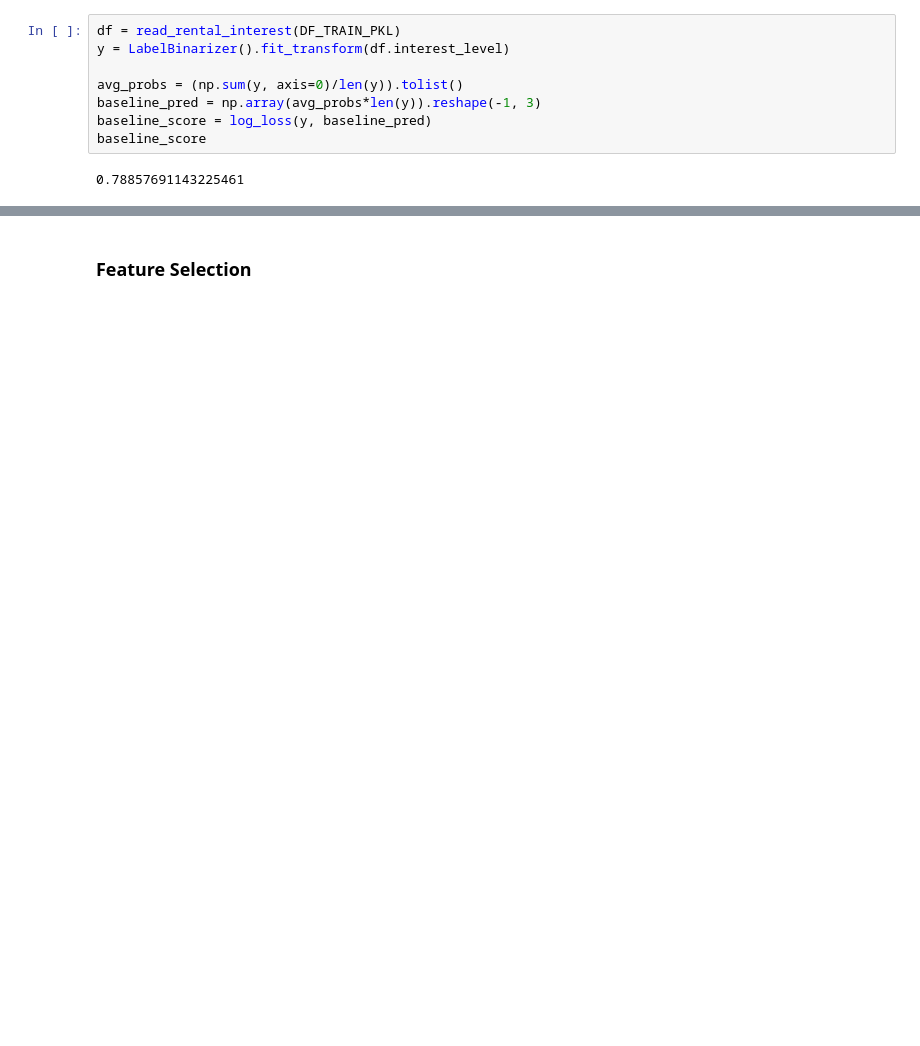
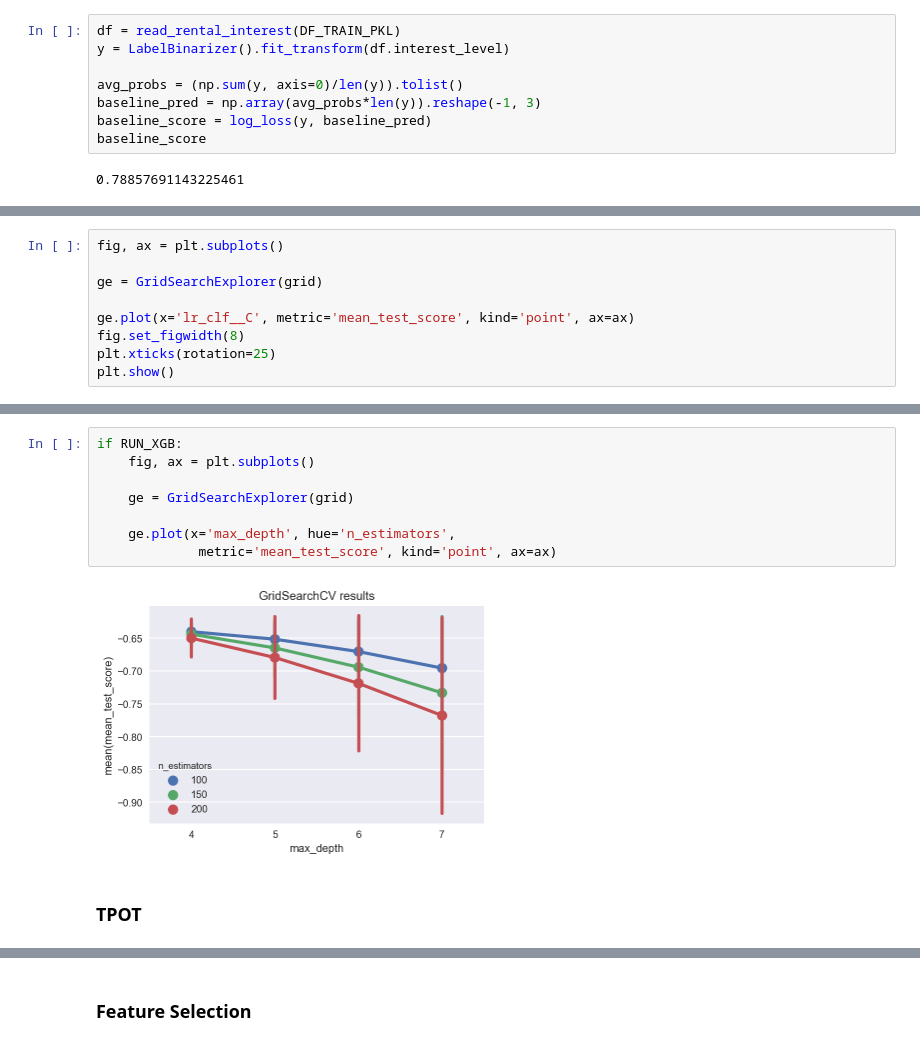
Before and after one commit to mdlynch37/kaggle-rental-interest, a Jupyter notebook: Executable/Implementation.ipynb, the cells around one changed output, grey strips where cells are left out. Cells and saved outputs as stored; diff of their text form; blank space fills up the shorter version.

```diff
--- a/Executable/Implementation.ipynb
+++ b/Executable/Implementation.ipynb
@@ -410,0 +249,9 @@ array([[ 0.86330668,  0.12186012,  0.0148332 ]])
+# %%
+fig, ax = plt.subplots()
+
+ge = GridSearchExplorer(grid)
+
+ge.plot(x='lr_clf__C', metric='mean_test_score', kind='point', ax=ax)
+fig.set_figwidth(8)
+plt.xticks(rotation=25)
+plt.show()
@@ -410,0 +316,12 @@ array([[ 0.86330668,  0.12186012,  0.0148332 ]])
+# %%
+if RUN_XGB:
+    fig, ax = plt.subplots()
+
+    ge = GridSearchExplorer(grid)
+
+    ge.plot(x='max_depth', hue='n_estimators',
+             metric='mean_test_score', kind='point', ax=ax)
+# %% [output]
+[figure, added]
+# %% [markdown]
+### TPOT
```
Also changed, not shown: parts of 105 cells of this notebook.
